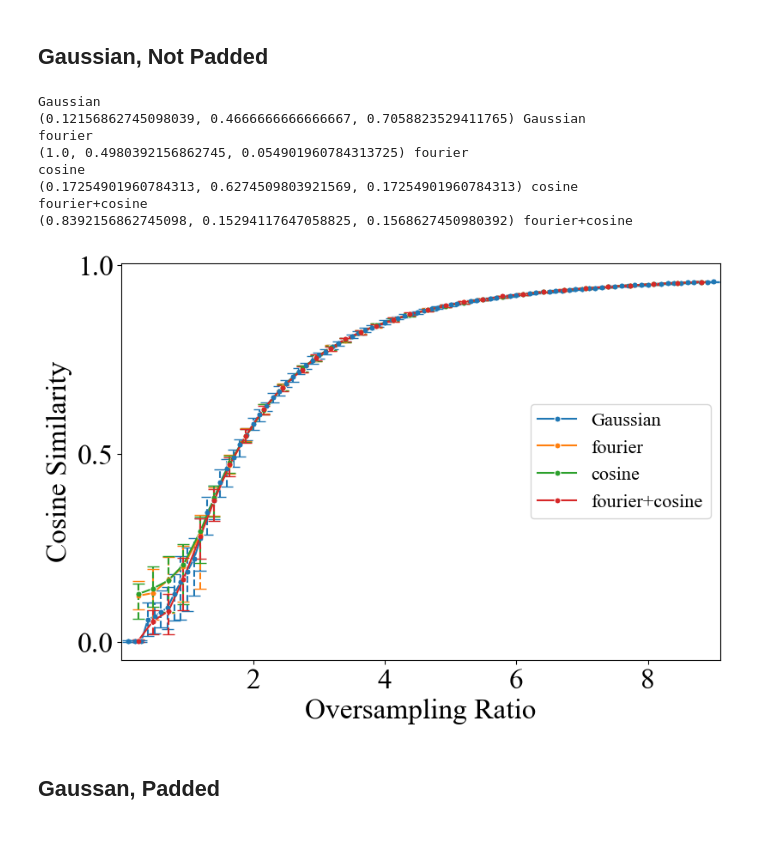
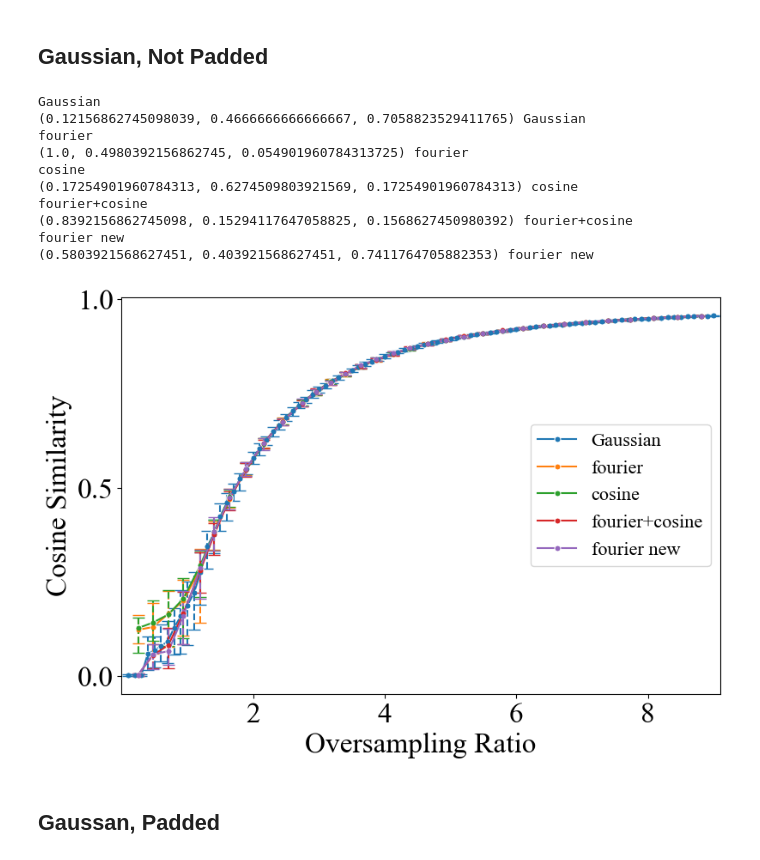
Before and after one commit to zhiyhucode/deepinv, a Jupyter notebook: experimental/notebooks/visualization.ipynb, the cells around one changed output. Saved outputs shown, nothing was run; the diff lists cells and outputs as text; code cells hidden in the pictures.

```diff
--- a/experimental/notebooks/visualization.ipynb
+++ b/experimental/notebooks/visualization.ipynb
@@ -421,4 +425,5 @@ df_gaussian = pd.read_csv("../results/spectrum/full_marchenko/res_full-marchenko
 df_fft = pd.read_csv("../results/spectrum/struct_marchenko/res_structured_uniform_marchenko_FDFD_shepp-logan_spec.csv")
 df_dct = pd.read_csv("../results/transform/dct/res_structured_dct_FDFD_shepp-logan_spec.csv")
 df_fft_dct = pd.read_csv("../runs/20241231-142127/res_structured_fourier_cosine_FDFD_spec.csv")
+df_fft_new = pd.read_csv("../runs/20250116-161740/res_structured_fourier_marchenko_FDFD_spec.csv")
 # %%
@@ -430,43 +435,48 @@ plot_error_bars(
         df_fft["oversampling_ratio"],
         df_dct["oversampling_ratio"],
         df_fft_dct["oversampling_ratio"],
+        df_fft_new["oversampling_ratio"],
     ],
     [
         df_gaussian,
         df_fft,
         df_dct,
         df_fft_dct,
+        df_fft_new,
     ],
     [
         "Gaussian",
         "fourier",
         "cosine",
         "fourier+cosine",
+        "fourier new"
     ],
     #title="Performance Comparison of Different Number of Layers",
     #save="layers_gd_spec.svg",
     figsize=(9,6),
     plot="n_layers",
     xlim=(0.0,9.1),
     xticks=[2,4,6,8],
     yticks=[0.0,0.5,1.0],
     legend_loc="center right",
     labelsize=24,
     fontsize=16,
     #save_dir='paper/figures/layers.pdf',
     ticksize=24,
     transparent=True
 )
 # %% [output]
 Gaussian
 (0.12156862745098039, 0.4666666666666667, 0.7058823529411765) Gaussian
 fourier
 (1.0, 0.4980392156862745, 0.054901960784313725) fourier
 cosine
 (0.17254901960784313, 0.6274509803921569, 0.17254901960784313) cosine
 fourier+cosine
 (0.8392156862745098, 0.15294117647058825, 0.1568627450980392) fourier+cosine
+fourier new
+(0.5803921568627451, 0.403921568627451, 0.7411764705882353) fourier new
-[figure, old version]
+[figure, new version]
 # %% [markdown]
 ## Gaussan, Padded
 # %%
```
Also changed, not shown: parts of 5 cells of this notebook, 14 other files.
